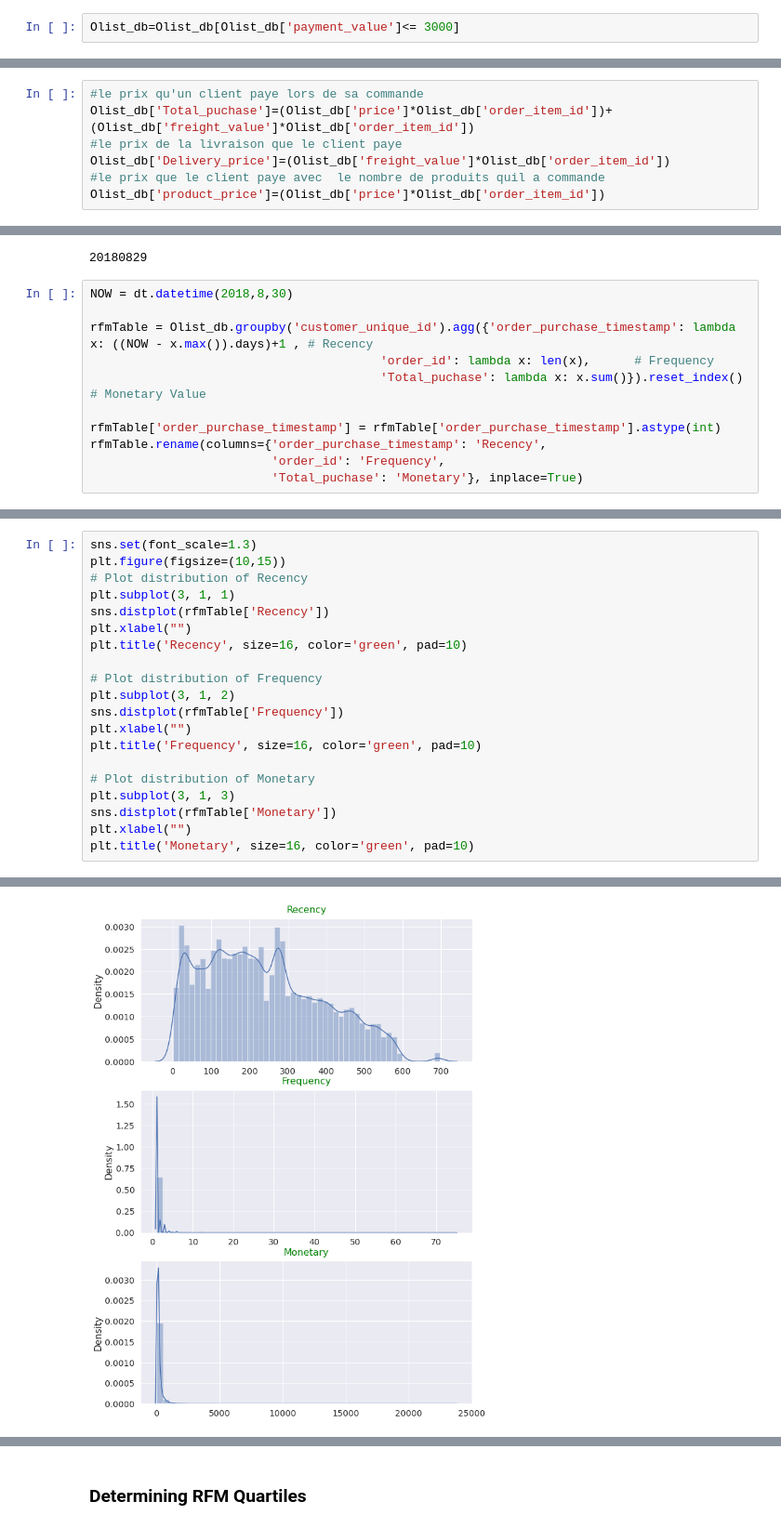
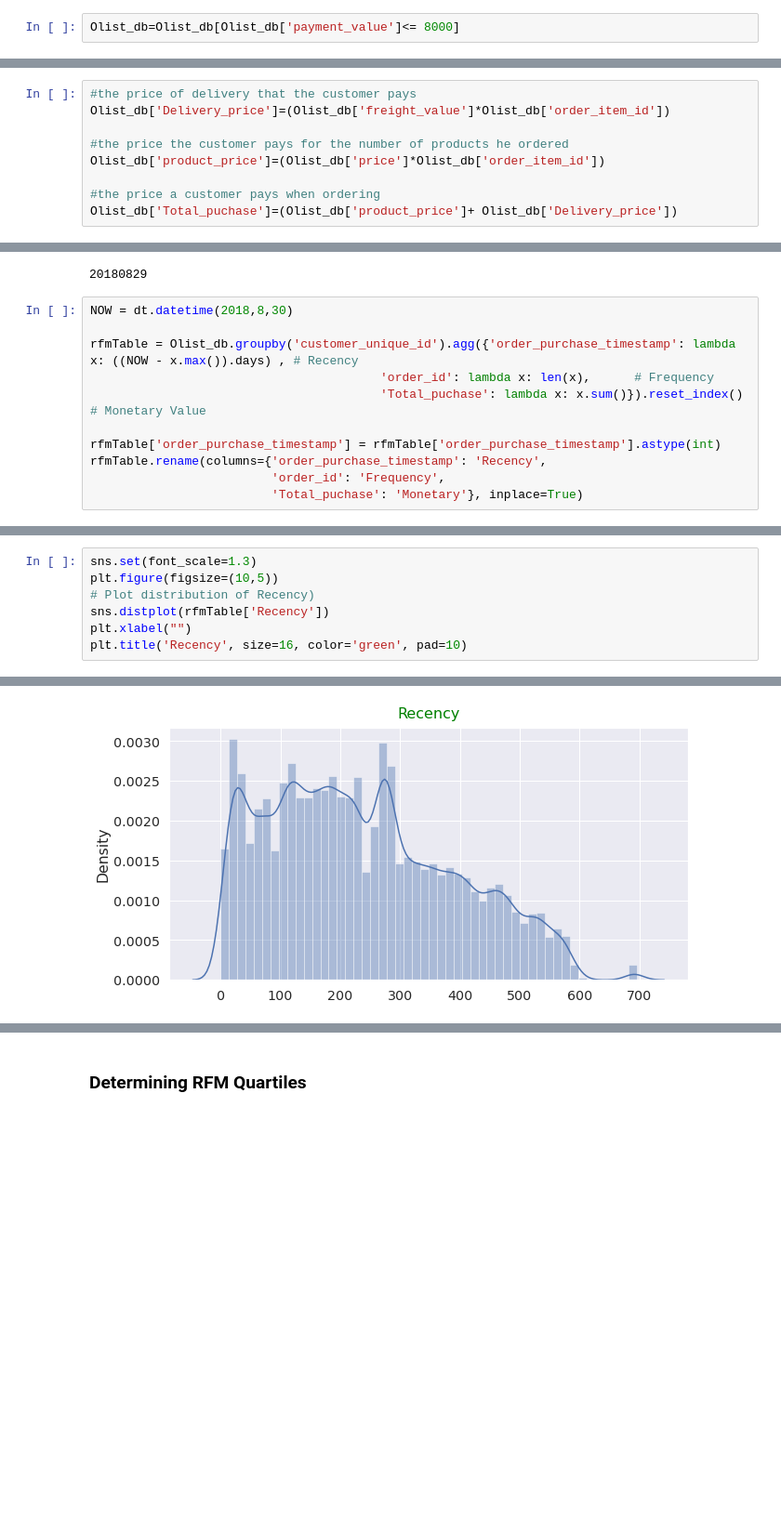
Before and after one commit to Azimoj/Brazilian-E-Commerce, a Jupyter notebook: POLIST_02_notebookessais.ipynb, the cells around one changed output, grey strips where cells are left out. Shown at 93% size. Cells and saved outputs as stored; diff of their text form; blank space fills up the shorter version.

```diff
--- a/POLIST_02_notebookessais.ipynb
+++ b/POLIST_02_notebookessais.ipynb
@@ -108,14 +94,16 @@ out
 # %%
-Olist_db=Olist_db[Olist_db['payment_value']<= 3000]
+Olist_db=Olist_db[Olist_db['payment_value']<= 8000]
 # %% [markdown]
 ## Feature Engineering
-# %%
-#le prix qu'un client paye lors de sa commande
-Olist_db['Total_puchase']=(Olist_db['price']*Olist_db['order_item_id'])+(Olist_db['freight_value']*Olist_db['order_item_id'])
-#le prix de la livraison que le client paye
-Olist_db['Delivery_price']=(Olist_db['freight_value']*Olist_db['order_item_id'])
-#le prix que le client paye avec  le nombre de produits quil a commande
-Olist_db['product_price']=(Olist_db['price']*Olist_db['order_item_id'])
+# %%
+#the price of delivery that the customer pays
+Olist_db['Delivery_price']=(Olist_db['freight_value']*Olist_db['order_item_id'])
+
+#the price the customer pays for the number of products he ordered
+Olist_db['product_price']=(Olist_db['price']*Olist_db['order_item_id'])
+
+#the price a customer pays when ordering
+Olist_db['Total_puchase']=(Olist_db['product_price']+ Olist_db['Delivery_price'])
 # %%
 sns.set(font_scale=1.3)
 plt.figure(figsize=(10,15))
@@ -176,7 +164,7 @@ Olist_db['order_purchase_date'].max()
 # %%
 NOW = dt.datetime(2018,8,30)
 
-rfmTable = Olist_db.groupby('customer_unique_id').agg({'order_purchase_timestamp': lambda x: ((NOW - x.max()).days)+1 , # Recency
+rfmTable = Olist_db.groupby('customer_unique_id').agg({'order_purchase_timestamp': lambda x: ((NOW - x.max()).days) , # Recency
                                         'order_id': lambda x: len(x),      # Frequency
                                         'Total_puchase': lambda x: x.sum()}).reset_index() # Monetary Value
 
@@ -187,21 +196,8 @@ rfmTable.rename(columns={'order_purchase_timestamp': 'Recency',
 # %%
 sns.set(font_scale=1.3)
-plt.figure(figsize=(10,15))
-# Plot distribution of Recency
-plt.subplot(3, 1, 1)
+plt.figure(figsize=(10,5))
+# Plot distribution of Recency)
 sns.distplot(rfmTable['Recency'])
 plt.xlabel("")
 plt.title('Recency', size=16, color='green', pad=10)
-
-# Plot distribution of Frequency
-plt.subplot(3, 1, 2)
-sns.distplot(rfmTable['Frequency'])
-plt.xlabel("")
-plt.title('Frequency', size=16, color='green', pad=10)
-
-# Plot distribution of Monetary
-plt.subplot(3, 1, 3)
-sns.distplot(rfmTable['Monetary'])
-plt.xlabel("")
-plt.title('Monetary', size=16, color='green', pad=10)
 # %% [output]
@@ -209 +205 @@ Text(0.5, 1.0, 'Monetary')
-[figure, old version]
+[figure, new version]
```
Also changed, not shown: parts of 99 cells of this notebook.
